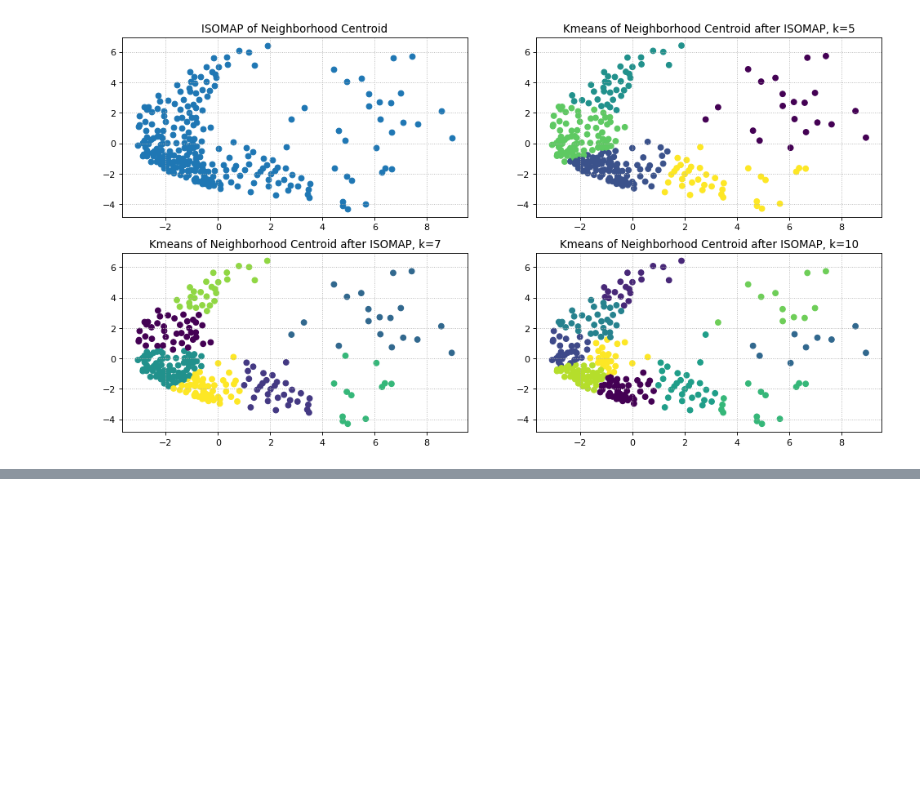
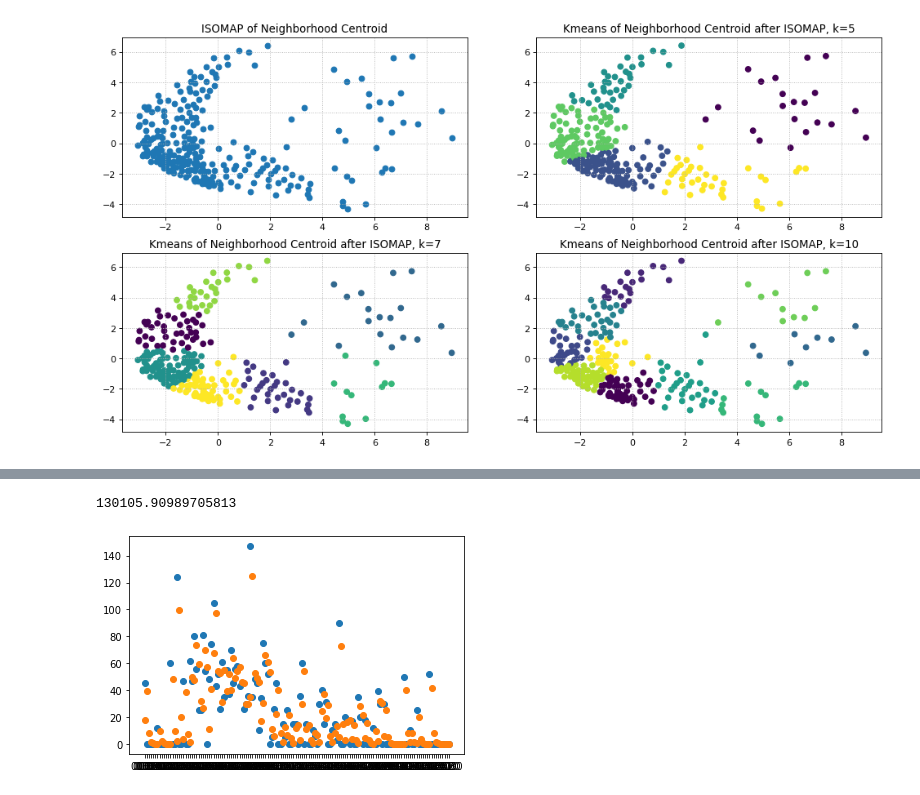
Before and after one commit to guanch1984/evtol-planning, a Jupyter notebook: geopanda_la_neighborhood.ipynb, the cells around one changed output, grey strips where cells are left out. Saved outputs shown, nothing was run; the diff lists cells and outputs as text; code cells hidden in the pictures; blank space fills up the shorter version.

```diff
--- a/geopanda_la_neighborhood.ipynb
+++ b/geopanda_la_neighborhood.ipynb
@@ -139,0 +217,10 @@ df_dissolve_c.explore()
+# %%
+
+plt.scatter(avg_T.index,avg_T['Castaic'])
+fit3 = SimpleExpSmoothing(avg_T['Castaic'], initialization_method="heuristic").fit(smoothing_level=0.8, optimized=False)
+plt.scatter(avg_T.index,fit3.fittedvalues)
+plt.plot()
+fit3.sse
+# %% [output]
+130105.90989705813
+[figure, added]
```
Also changed, not shown: parts of 16 cells of this notebook.
